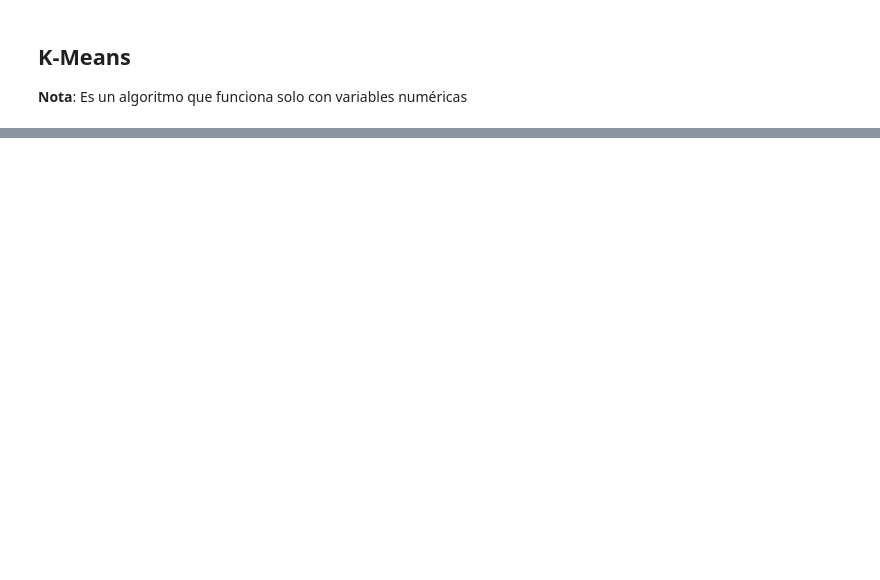
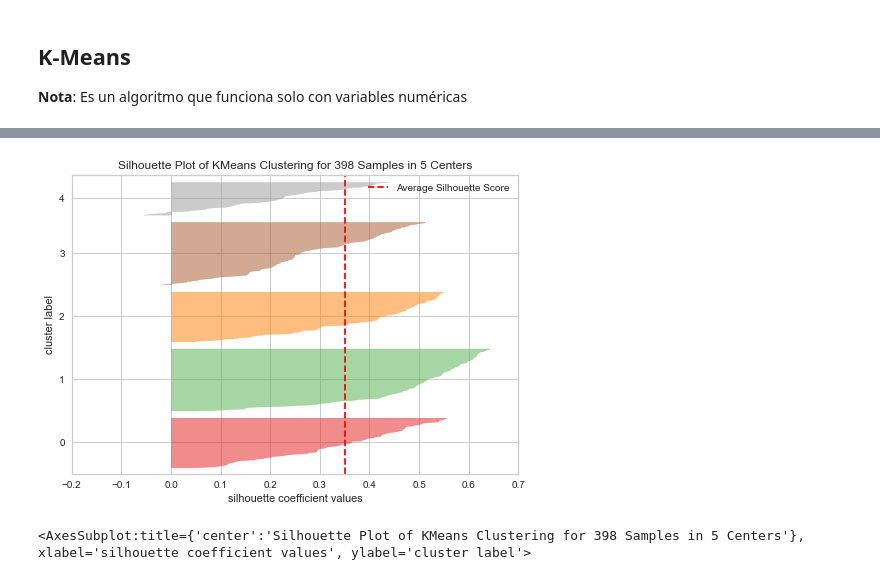
Before and after one commit to agucitri/DS-ONLINE-76, a Jupyter notebook: k_means.ipynb, the cells around one changed output, grey strips where cells are left out. Saved outputs shown, nothing was run; the diff lists cells and outputs as text; code cells hidden in the pictures; blank space fills up the shorter version.

```diff
--- a/k_means.ipynb
+++ b/k_means.ipynb
@@ -66,0 +150,7 @@ cols_to_drop = ["model_year", "origin", "name"]
+# %%
+silhouette = SilhouetteVisualizer(estimator=KMeans(n_clusters=5))
+silhouette.fit(auto)
+silhouette.show()
+# %% [output]
+[figure, added]
+<AxesSubplot:title={'center':'Silhouette Plot of KMeans Clustering for 398 Samples in 5 Centers'}, xlabel='silhouette coefficient values', ylabel='cluster label'>
```
Also changed, not shown: parts of 25 cells of this notebook.
